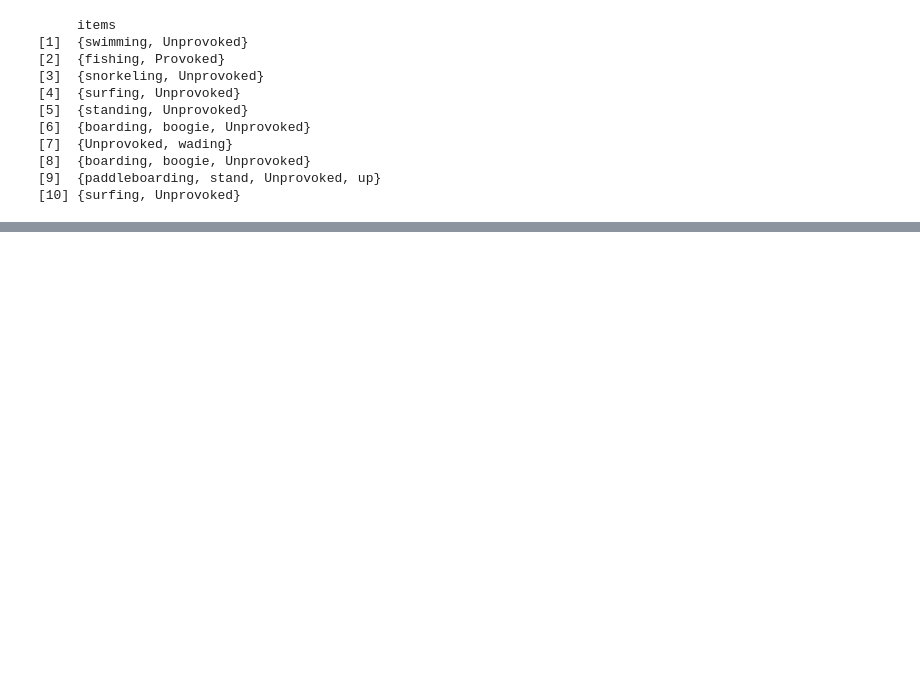
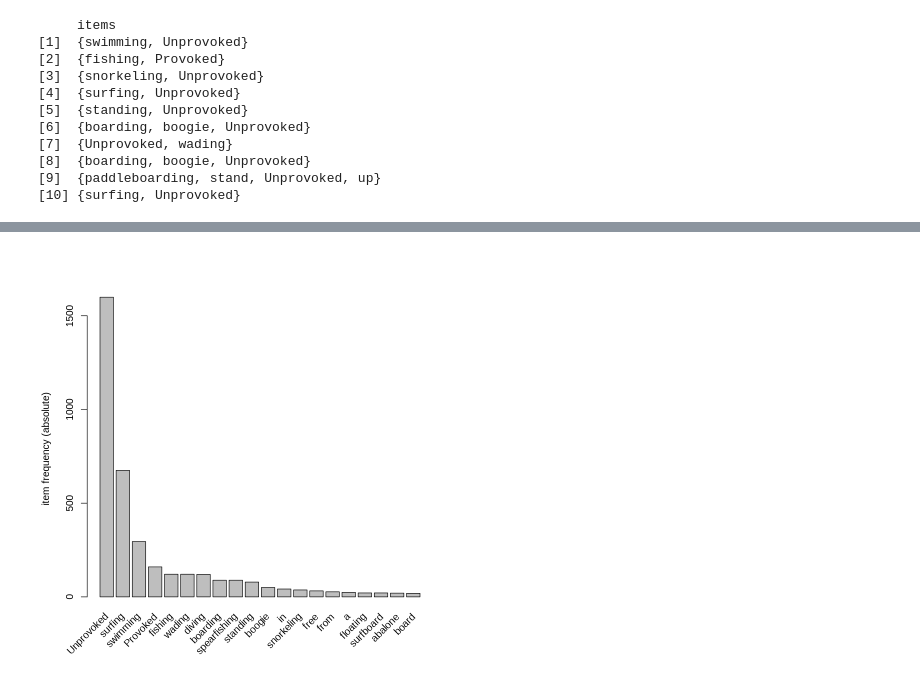
Before and after one commit to u8450/CSCI5622-Shark-Attack, a Jupyter notebook: Unsupervised/ARM_sharks.ipynb, the cells around one changed output, grey strips where cells are left out. Cells and saved outputs as stored; diff of their text form; code cells hidden in the pictures; blank space fills up the shorter version.

```diff
--- a/Unsupervised/ARM_sharks.ipynb
+++ b/Unsupervised/ARM_sharks.ipynb
@@ -168,0 +184,4 @@ Algorithmic control:
+# %%
+itemFrequencyPlot(Sharks, topN=20, type="absolute")
+# %% [output]
+[figure, added]
```
Also changed, not shown: parts of 13 cells of this notebook.
